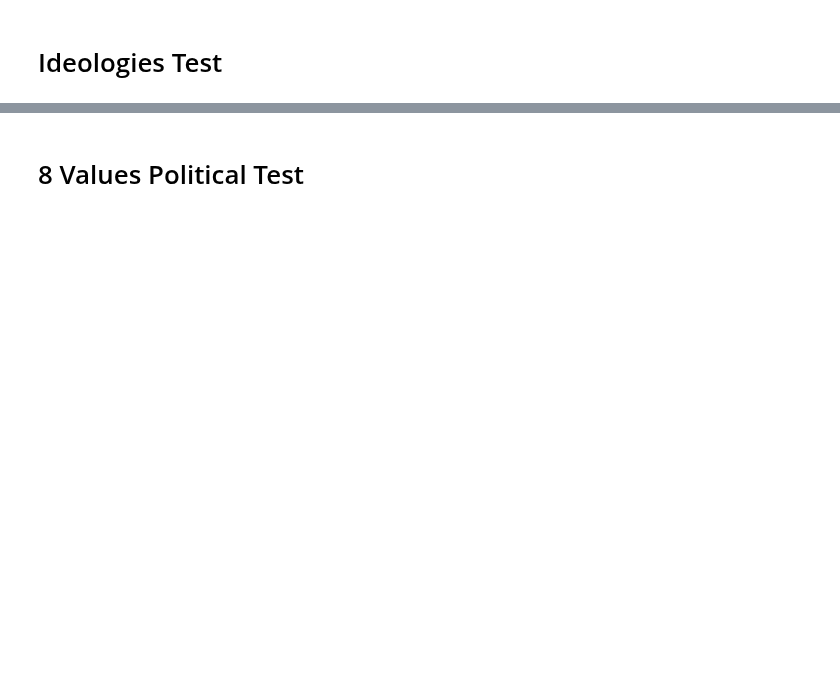
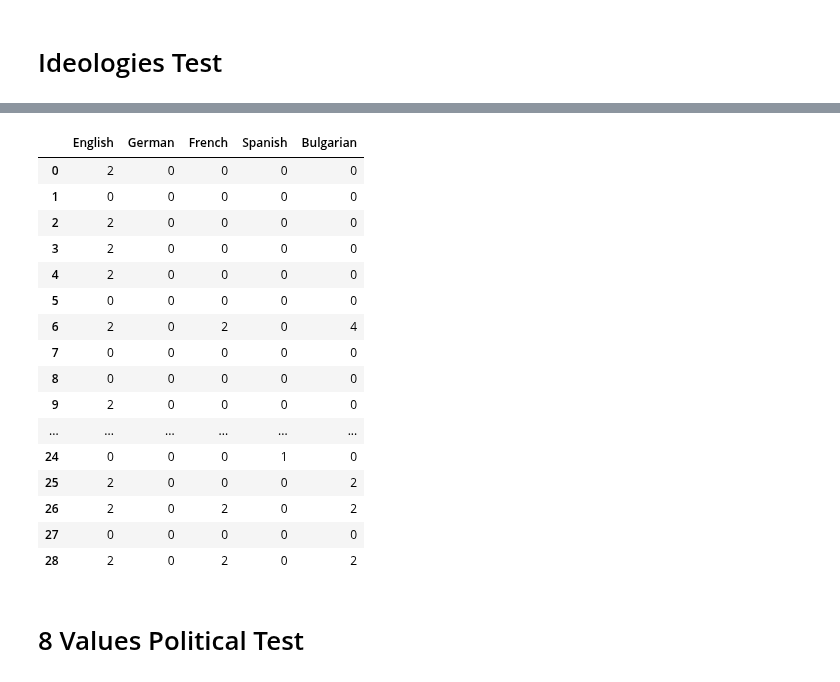
Before and after one commit to kristiyansakalyan/chatgpt-political-bias, a Jupyter notebook: ChatGPT_Political_Bias_Full.ipynb, the cells around one changed output, grey strips where cells are left out. Drawn from its saved outputs; the diff is of its cells as text; code cells hidden in the pictures; blank space fills up the shorter version.

```diff
--- a/ChatGPT_Political_Bias_Full.ipynb
+++ b/ChatGPT_Political_Bias_Full.ipynb
@@ -207,3 +196,11 @@ df_eysenck
 df_eysenck.to_csv("./results/Eysenck_Political_Test_Results.csv", index=False)
 # %% [markdown]
 # Ideologies Test
+# %%
+# Again, let's define the ideologies test
+# variables first and then collect the results
+
+COMMON_IDEOL = "data/idlrlabs_ideologies_test-lang.txt"
+FILE_PATHS_IDEOL = [COMMON_IDEOL.replace("lang", lang_short) for lang_short in LANGUAGES]
+# %%
+ideol_result = collect_results(FILE_PATHS_IDEOL, LABELS, PROMPT_IMPL, temperature=0, response_option_count=5)
@@ -209,0 +225,21 @@ df_eysenck.to_csv("./results/Eysenck_Political_Test_Results.csv", index=False)
+# %%
+df_ideol = pd.DataFrame(ideol_result).T
+df_ideol
+# %% [output]
+|  | English | German | French | Spanish | Bulgarian |
+| 0 | 2 | 0 | 0 | 0 | 0 |
+| 1 | 0 | 0 | 0 | 0 | 0 |
+| 2 | 2 | 0 | 0 | 0 | 0 |
+| 3 | 2 | 0 | 0 | 0 | 0 |
+| 4 | 2 | 0 | 0 | 0 | 0 |
+| 5 | 0 | 0 | 0 | 0 | 0 |
+| 6 | 2 | 0 | 2 | 0 | 4 |
+| 7 | 0 | 0 | 0 | 0 | 0 |
+| 8 | 0 | 0 | 0 | 0 | 0 |
+| 9 | 2 | 0 | 0 | 0 | 0 |
+| ... | ... | ... | ... | ... | ... |
+| 24 | 0 | 0 | 0 | 1 | 0 |
+| 25 | 2 | 0 | 0 | 0 | 2 |
+| 26 | 2 | 0 | 2 | 0 | 2 |
+| 27 | 0 | 0 | 0 | 0 | 0 |
+| 28 | 2 | 0 | 2 | 0 | 2 |
```
Also changed, not shown: parts of 17 cells of this notebook, 11 other files.
